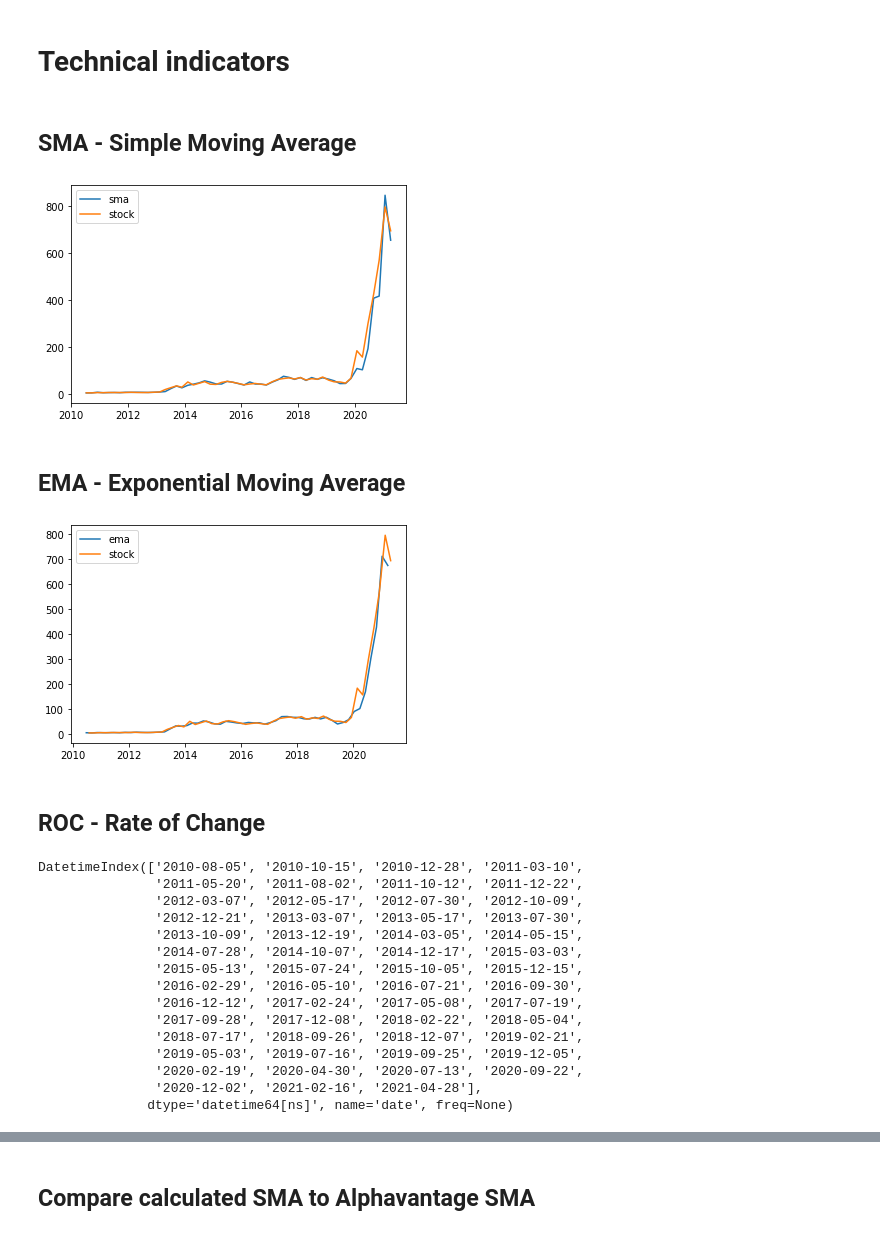
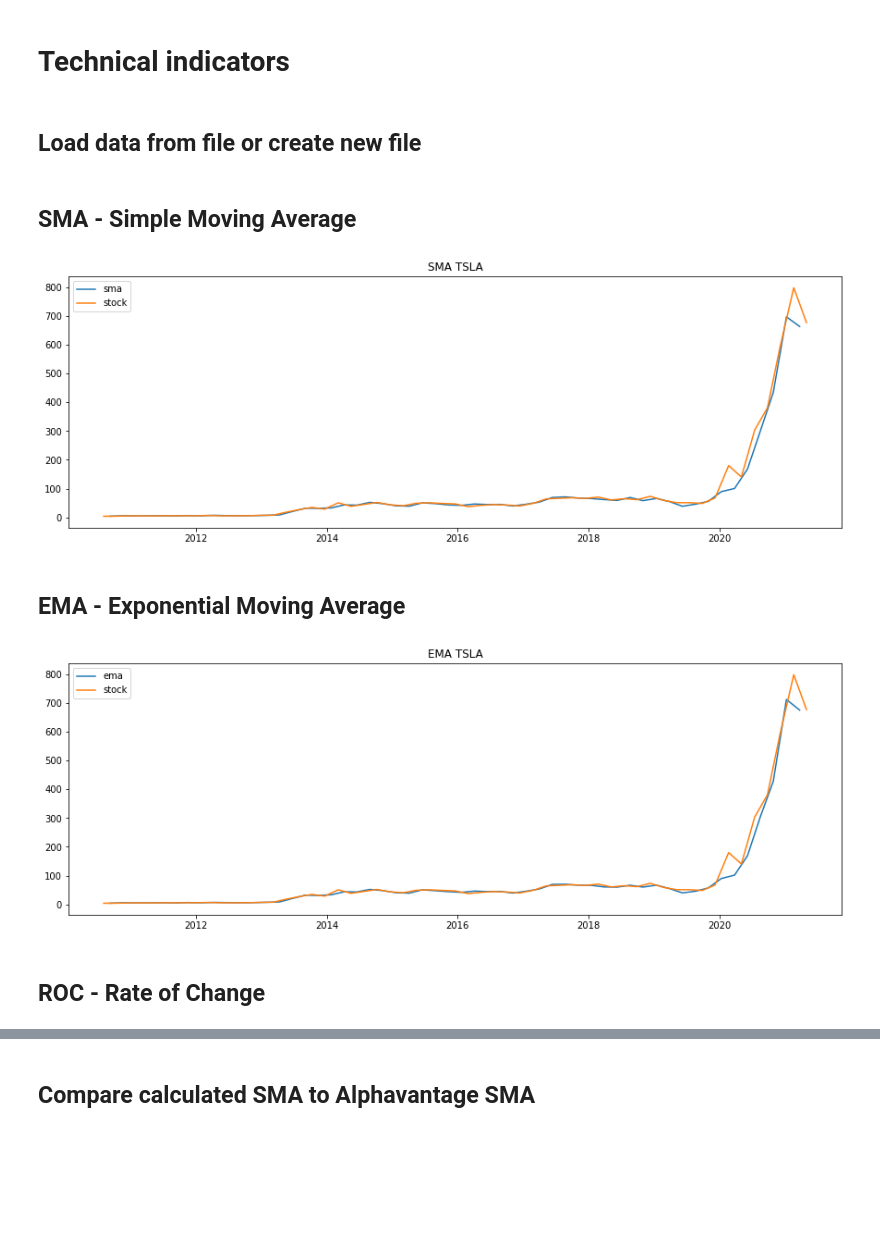
Before and after one commit to aitabot/technical_indicator_playground, a Jupyter notebook: ta.ipynb, the cells around one changed output, grey strips where cells are left out. Cells and saved outputs as stored; diff of their text form; code cells hidden in the pictures; blank space fills up the shorter version.

```diff
--- a/ta.ipynb
+++ b/ta.ipynb
@@ -1,33 +1,54 @@
 # %% [markdown]
 # Technical indicators
 # %%
+import os
 import pandas as pd
 import matplotlib.pyplot as plt
-from ta import momentum, trend
+import numpy as np
+from ta import momentum, trend, volume
 from alpha_vantage.techindicators import TechIndicators
-import os
 from dotenv import load_dotenv
+from datetime import datetime, timedelta
+from alpha_vantage import timeseries
+
+
 load_dotenv()
+stock = 'TSLA'
 
 key = os.environ["ALPHA_VANTAGE_KEY"]
-df = pd.read_csv("tsla.csv", index_col=0,parse_dates=[0])
+# %% [markdown]
+## Load data from file or create new file
+# %%
+try:
+    df = pd.read_csv(f"{stock}.csv", index_col=0, parse_dates=[0])
+    latest_timestamp = datetime.fromtimestamp(df.index[0].timestamp()).date()
+    yesterday = datetime.now().date() - timedelta(days=1)
+    if latest_timestamp != yesterday:
+        raise Exception
+except Exception:
+    key = os.environ["ALPHA_VANTAGE_KEY"]
+    ts = timeseries.TimeSeries(key=key, output_format="pandas")
+    df, _ = ts.get_daily_adjusted(symbol=stock, outputsize="full")
+    df.to_csv(f"{stock}.csv")
 # %% [markdown]
 ## SMA - Simple Moving Average
 # %%
-def get_sma(close,window=12, fillna=False):
-    return trend.sma_indicator(close=close, window=window,fillna=fillna)
+def get_sma(close, window=12, fillna=False):
+    return trend.sma_indicator(close=close, window=window, fillna=fillna)
 
 # Reverse the dataset to put in the oldest values first
 sma = get_sma(df['5. adjusted close'][::-1])
-sma = sma.dropna()
 # %%
 # Plot every 50th item
+
+plt.figure(figsize=(15,5))
 plt.plot(sma.keys()[::50], sma[::50], label="sma")
-plt.plot(sma.keys()[::50], df['5. adjusted close'][::50][::-1], label="stock")
+plt.plot(df.index[::50], df['5. adjusted close'][::50], label="stock")
 plt.legend()
+plt.title(f"SMA {stock}")
 plt.show()
 # %% [output]
-[figure, old version]
+[figure, new version]
 # %% [markdown]
 ## EMA - Exponential Moving Average
 # %%
@@ -38,34 +60,21 @@ def get_ema(close,window=12, fillna=True):
 ema = get_ema(df['5. adjusted close'][::-1])
 # %%
 # Plot every 50th item
+plt.figure(figsize=(15,5))
 plt.plot(ema.keys()[::50], ema[::50], label='ema')
-plt.plot(df.index[::50][::-1], df['5. adjusted close'][::50][::-1], label="stock")
+plt.plot(df.index[::50], df['5. adjusted close'][::50], label="stock")
 plt.legend()
+plt.title(f"EMA {stock}")
 plt.show()
 # %% [output]
-[figure, old version]
+[figure, new version]
 # %% [markdown]
 ## ROC - Rate of Change
 # %%
-def get_roc(close, window=50, fillna=True):
-    return momentum.roc(close, window=window, fillna=True)
+def get_roc(close, window=12, fillna=False):
+    return momentum.roc(close, window=window, fillna=False)
+
+
 roc = get_roc(df['5. adjusted close'][::-1])
-df.index[::50][::-1]
-# %% [output]
-DatetimeIndex(['2010-08-05', '2010-10-15', '2010-12-28', '2011-03-10',
-               '2011-05-20', '2011-08-02', '2011-10-12', '2011-12-22',
-               '2012-03-07', '2012-05-17', '2012-07-30', '2012-10-09',
-               '2012-12-21', '2013-03-07', '2013-05-17', '2013-07-30',
-               '2013-10-09', '2013-12-19', '2014-03-05', '2014-05-15',
-               '2014-07-28', '2014-10-07', '2014-12-17', '2015-03-03',
-               '2015-05-13', '2015-07-24', '2015-10-05', '2015-12-15',
-               '2016-02-29', '2016-05-10', '2016-07-21', '2016-09-30',
-               '2016-12-12', '2017-02-24', '2017-05-08', '2017-07-19',
-               '2017-09-28', '2017-12-08', '2018-02-22', '2018-05-04',
-               '2018-07-17', '2018-09-26', '2018-12-07', '2019-02-21',
-               '2019-05-03', '2019-07-16', '2019-09-25', '2019-12-05',
-               '2020-02-19', '2020-04-30', '2020-07-13', '2020-09-22',
-               '2020-12-02', '2021-02-16', '2021-04-28'],
-              dtype='datetime64[ns]', name='date', freq=None)
 # %%
 # Plot every 50th item
```
Also changed, not shown: parts of 25 cells of this notebook, 9 other files.
